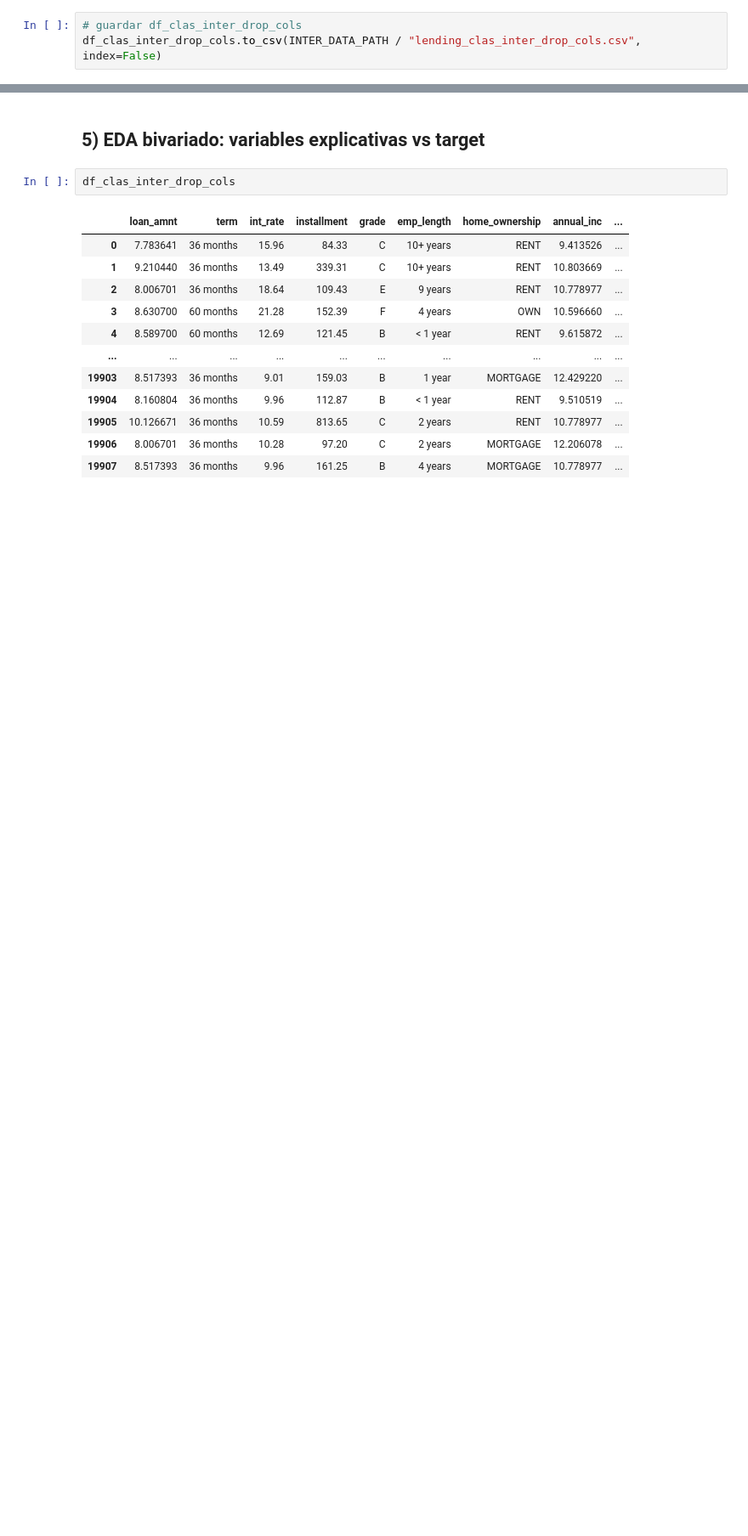
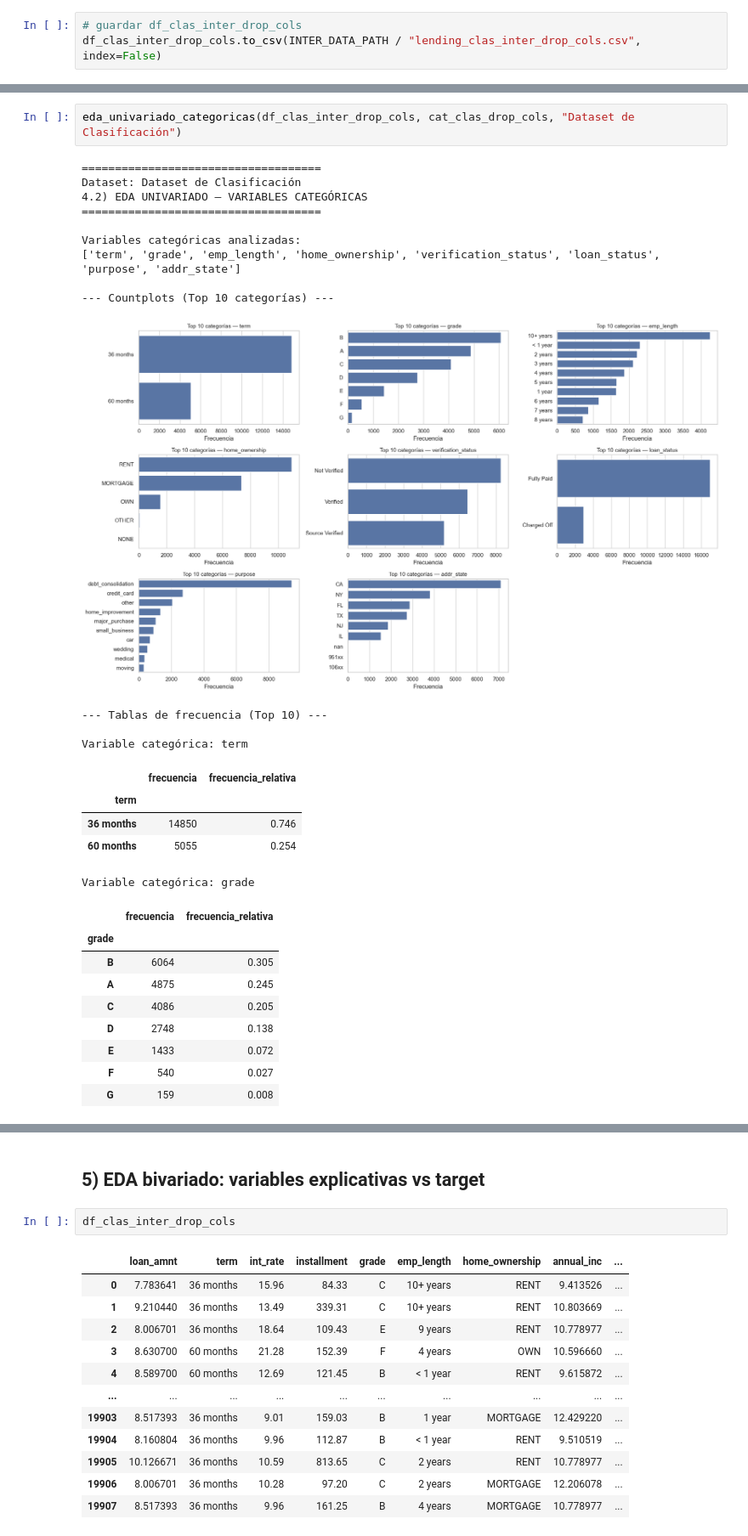
Before and after one commit to aldochavez/Machine-Learning-para-Finanzas_2026_0, a Jupyter notebook: Grupo07/scripts/script_lending.ipynb, the cells around one changed output, grey strips where cells are left out. Shown at 85% size. Cells and saved outputs as stored; diff of their text form; blank space fills up the shorter version.

```diff
--- a/Grupo07/scripts/script_lending.ipynb
+++ b/Grupo07/scripts/script_lending.ipynb
@@ -1023,0 +1046,30 @@ df_clas_inter_drop_cols
+# %%
+eda_univariado_categoricas(df_clas_inter_drop_cols, cat_clas_drop_cols, "Dataset de Clasificación")
+# %% [output]
+====================================
+Dataset: Dataset de Clasificación
+4.2) EDA UNIVARIADO — VARIABLES CATEGÓRICAS
+====================================
+
+Variables categóricas analizadas:
+['term', 'grade', 'emp_length', 'home_ownership', 'verification_status', 'loan_status', 'purpose', 'addr_state']
+
+--- Countplots (Top 10 categorías) ---
+[figure, added]
+--- Tablas de frecuencia (Top 10) ---
+
+Variable categórica: term
+|  | frecuencia | frecuencia_relativa |
+| term |  |  |
+| 36 months | 14850 | 0.746 |
+| 60 months | 5055 | 0.254 |
+Variable categórica: grade
+|  | frecuencia | frecuencia_relativa |
+| grade |  |  |
+| B | 6064 | 0.305 |
+| A | 4875 | 0.245 |
+| C | 4086 | 0.205 |
+| D | 2748 | 0.138 |
+| E | 1433 | 0.072 |
+| F | 540 | 0.027 |
+| G | 159 | 0.008 |
```
Also changed, not shown: parts of 7 cells of this notebook, 5 other files.
